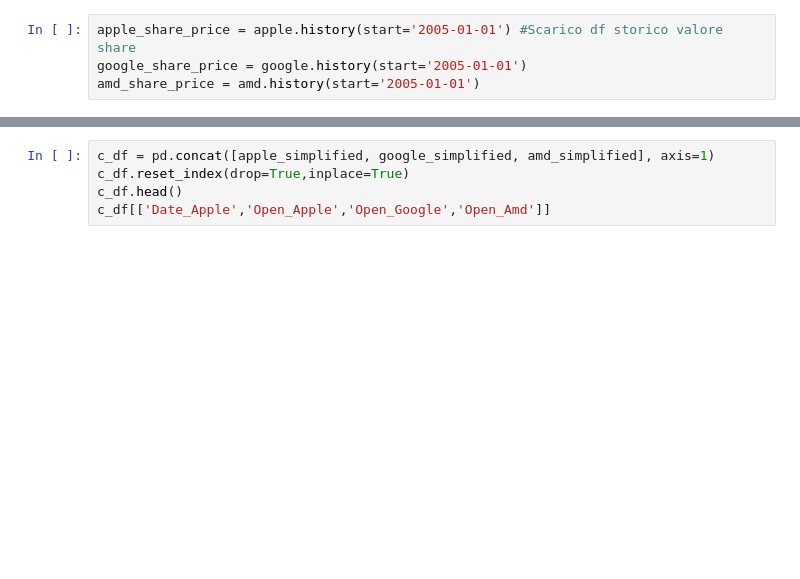
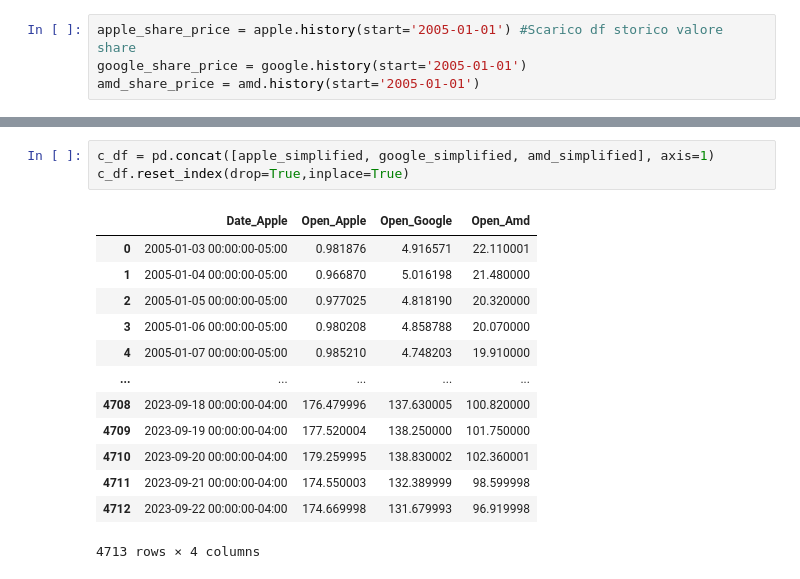
Before and after one commit to cros94/first_step_finance, a Jupyter notebook: stock_price.ipynb, the cells around one changed output, grey strips where cells are left out. Cells and saved outputs as stored; diff of their text form; blank space fills up the shorter version.

Commit message:
remove head combined dataset

```diff
--- a/stock_price.ipynb
+++ b/stock_price.ipynb
@@ -31,7 +82,19 @@ amd_simplified.head()
 # %%
 c_df = pd.concat([apple_simplified, google_simplified, amd_simplified], axis=1)
 c_df.reset_index(drop=True,inplace=True)
-c_df.head()
-c_df[['Date_Apple','Open_Apple','Open_Google','Open_Amd']]
+# %% [output]
+|  | Date_Apple | Open_Apple | Open_Google | Open_Amd |
+| 0 | 2005-01-03 00:00:00-05:00 | 0.981876 | 4.916571 | 22.110001 |
+| 1 | 2005-01-04 00:00:00-05:00 | 0.966870 | 5.016198 | 21.480000 |
+| 2 | 2005-01-05 00:00:00-05:00 | 0.977025 | 4.818190 | 20.320000 |
+| 3 | 2005-01-06 00:00:00-05:00 | 0.980208 | 4.858788 | 20.070000 |
+| 4 | 2005-01-07 00:00:00-05:00 | 0.985210 | 4.748203 | 19.910000 |
+| ... | ... | ... | ... | ... |
+| 4708 | 2023-09-18 00:00:00-04:00 | 176.479996 | 137.630005 | 100.820000 |
+| 4709 | 2023-09-19 00:00:00-04:00 | 177.520004 | 138.250000 | 101.750000 |
+| 4710 | 2023-09-20 00:00:00-04:00 | 179.259995 | 138.830002 | 102.360001 |
+| 4711 | 2023-09-21 00:00:00-04:00 | 174.550003 | 132.389999 | 98.599998 |
+| 4712 | 2023-09-22 00:00:00-04:00 | 174.669998 | 131.679993 | 96.919998 |
+4713 rows × 4 columns
 # %%
 c_df.plot(x = 'Date_Apple', y=['Open_Apple','Open_Google','Open_Amd'])
```
Also changed, not shown: parts of 5 cells of this notebook.
